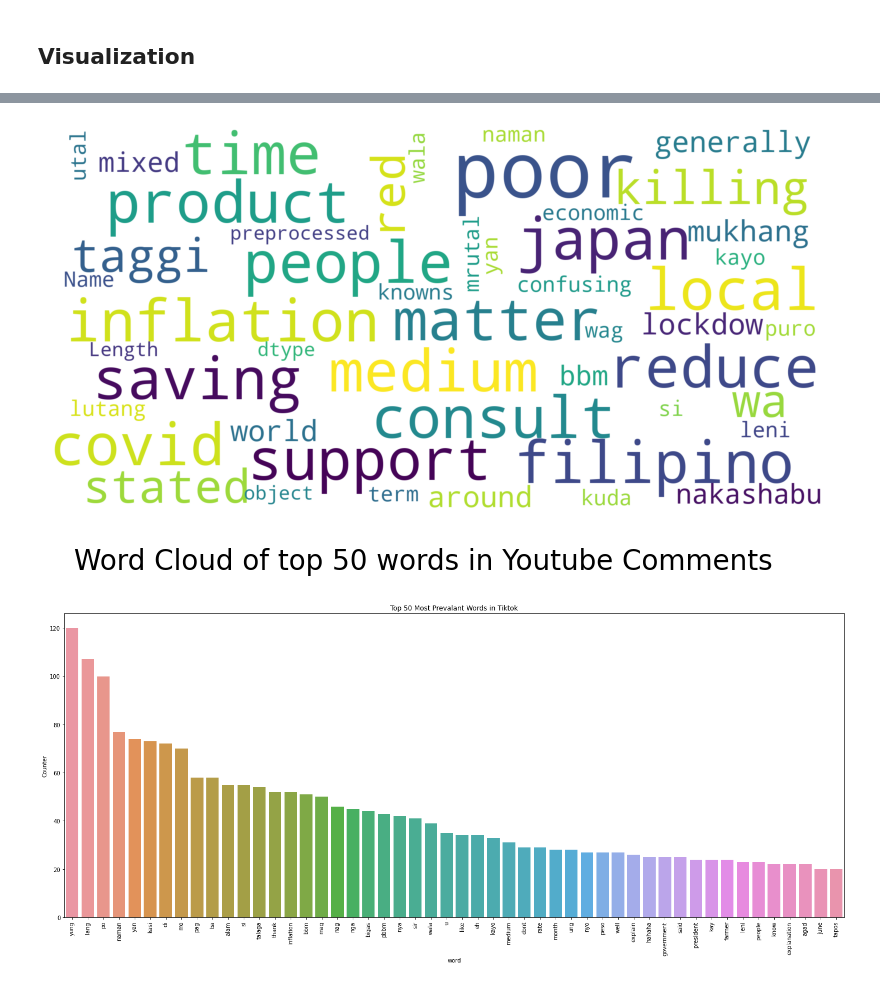
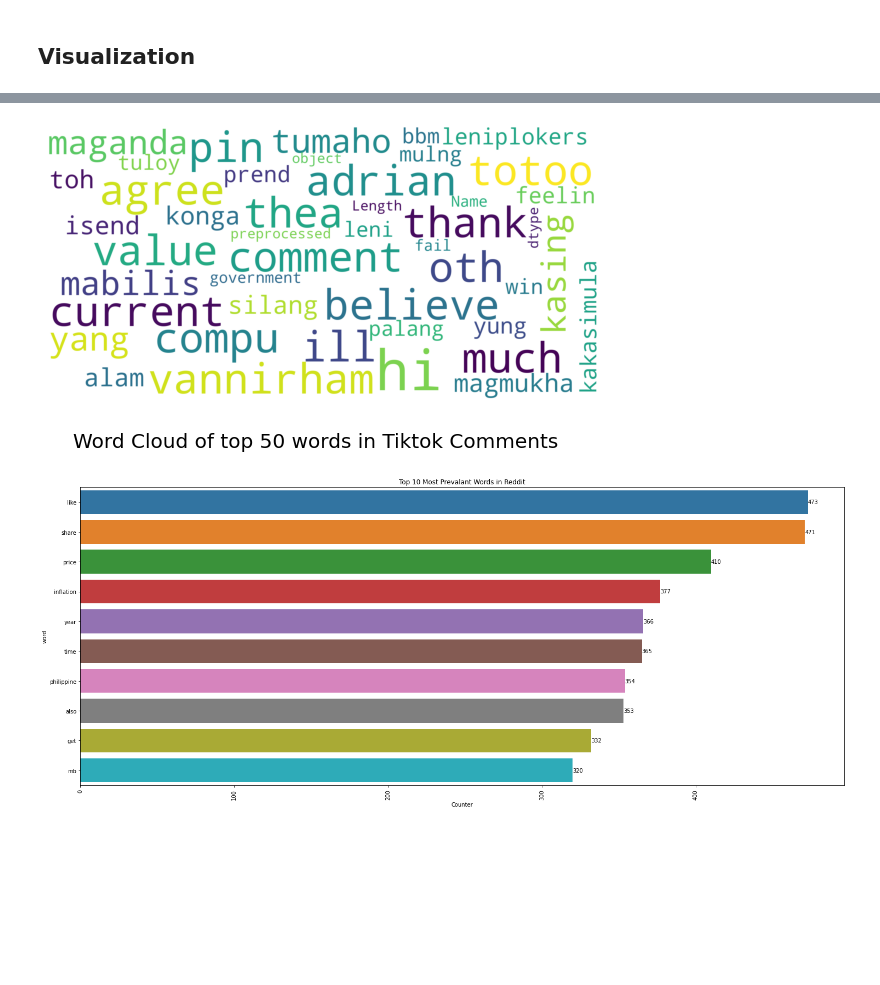
Before and after one commit to ABCD-EDU/LDA-ph-inflation, a Jupyter notebook: eda_preprocessed.ipynb, the cells around one changed output, grey strips where cells are left out. Cells and saved outputs as stored; diff of their text form; code cells hidden in the pictures; blank space fills up the shorter version.

```diff
--- a/eda_preprocessed.ipynb
+++ b/eda_preprocessed.ipynb
@@ -10,12 +10,8 @@ comments_data = pd.read_csv('data/preprocessed.csv')
 # Dataframe
 df_comments = pd.DataFrame(comments_data)
 # %%
-# # Fixed words having apostrophe
-
-# # Load csv file
-# df_comments = pd.read_csv('data/preprocessed.csv')
-# # Parse preprocess column
-# df_comments["preprocessed"] = [ast.literal_eval(x) for x in df_comments["preprocessed"]]
+# Load csv file
+df_comments = pd.read_csv('data/preprocessed.csv')
 # %%
 # Dataframes for different platforms
 df_fb = df_comments[df_comments['platform'] == 'Facebook']
@@ -95,16 +96,17 @@ def get_words_from_col(df):
 # %%
+# Generate word cloud
 from wordcloud import WordCloud, STOPWORDS
-def draw_word_cloud(df, title):
-    fb_comm_lol = df['preprocessed']
+def draw_word_cloud(df, title, count):
+    comments_list = df['preprocessed'].apply(eval)
     word_cloud = WordCloud(
                     background_color='white',
-                    max_words=50,
+                    max_words=count,
                     max_font_size=40,
                     scale=5,
-                    random_state=1).generate(str(fb_comm_lol))
+                    random_state=1).generate(str(comments_list))
     fig = plt.figure(1, figsize=(10,10))
     plt.axis('off')
-    fig.suptitle(title, fontsize=20)
+    fig.suptitle("Word Cloud of top " + str(count) +" words in " + title +" Comments", fontsize=20)
     fig.subplots_adjust(top=2.3)
     plt.imshow(word_cloud)
     plt.show()
@@ -126,11 +133,11 @@ draw_bar_graph_for_text_visualization(df_yt, 'Youtube')
 # %%
-# WordCloud for Youtube comments
-draw_word_cloud(df_yt, 'Word Cloud of top 50 words in Youtube Comments')
+# WordCloud for Tiktok comments
+draw_word_cloud(df_tik, 'Tiktok', 50)
 # %% [output]
-[figure, old version]
+[figure, new version]
 # %%
-# Top 50 most prevalent words in Tiktok
-draw_bar_graph_for_text_visualization(df_tik, 'Tiktok')
+# Top 50 most prevalent words in Reddit
+draw_bar_graph_for_text_visualization(df_red, 'Reddit', 10)
 # %% [output]
-[figure, old version]
+[figure, new version]
 # %%
```
Also changed, not shown: parts of 11 cells of this notebook.
